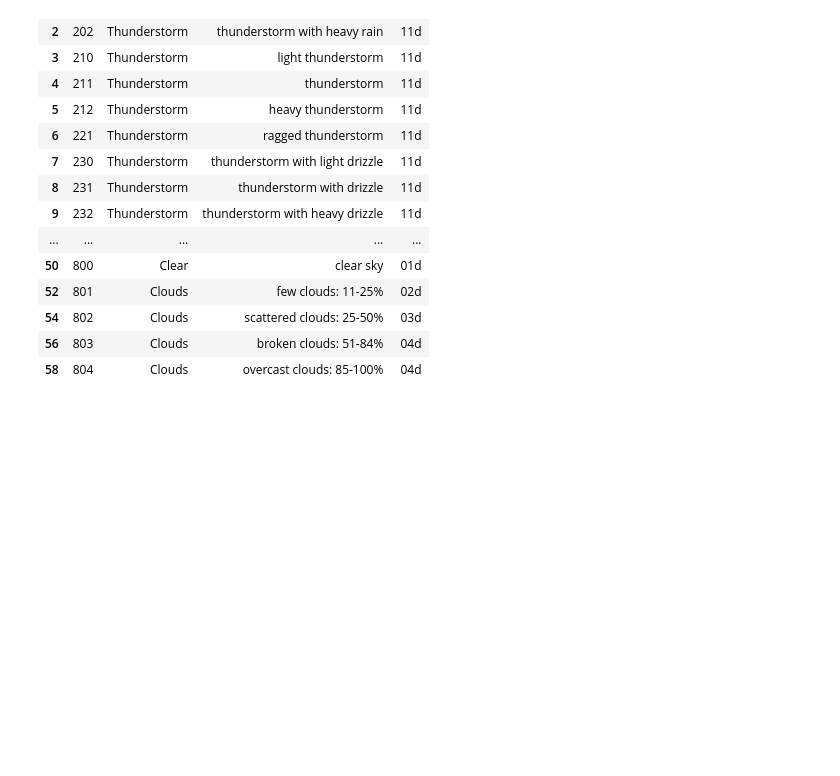
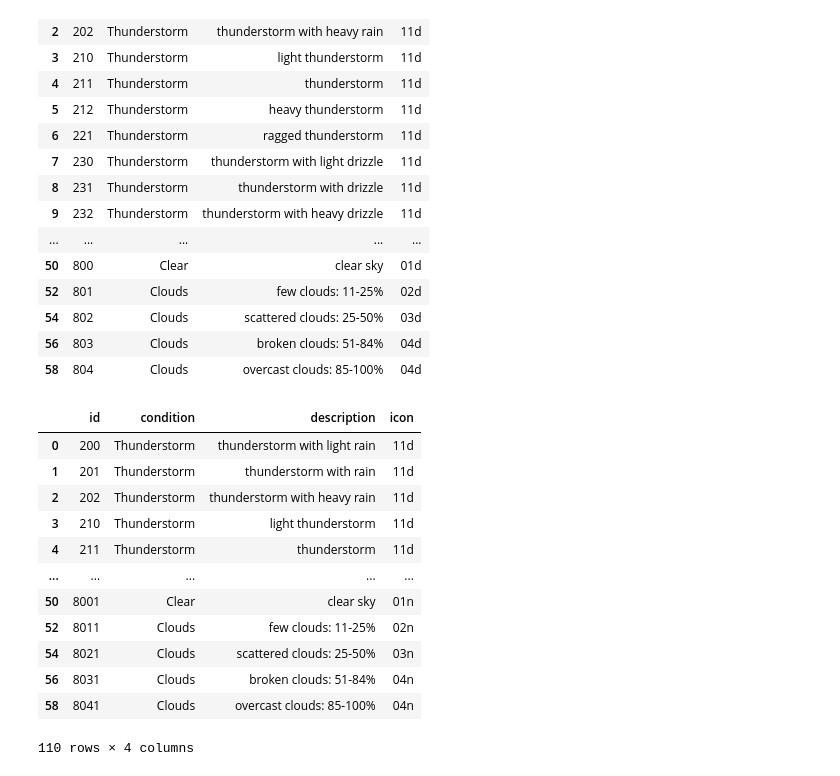
Before and after one commit to alkrona/weather-app, a Jupyter notebook: modify_weather_urls.ipynb, the cells around one changed output. Cells and saved outputs as stored; diff of their text form; code cells hidden in the pictures; blank space fills up the shorter version.

```diff
--- a/modify_weather_urls.ipynb
+++ b/modify_weather_urls.ipynb
@@ -136,3 +136,18 @@ df
 | 58 | 804 | Clouds | overcast clouds: 85-100% | 04d |
 # %%
 df = pd.concat([df,df_dup])
+df
+# %% [output]
+|  | id | condition | description | icon |
+| 0 | 200 | Thunderstorm | thunderstorm with light rain | 11d |
+| 1 | 201 | Thunderstorm | thunderstorm with rain | 11d |
+| 2 | 202 | Thunderstorm | thunderstorm with heavy rain | 11d |
+| 3 | 210 | Thunderstorm | light thunderstorm | 11d |
+| 4 | 211 | Thunderstorm | thunderstorm | 11d |
+| ... | ... | ... | ... | ... |
+| 50 | 8001 | Clear | clear sky | 01n |
+| 52 | 8011 | Clouds | few clouds: 11-25% | 02n |
+| 54 | 8021 | Clouds | scattered clouds: 25-50% | 03n |
+| 56 | 8031 | Clouds | broken clouds: 51-84% | 04n |
+| 58 | 8041 | Clouds | overcast clouds: 85-100% | 04n |
+110 rows × 4 columns
```
Also changed, not shown: parts of 2 cells of this notebook, 4 other files.
